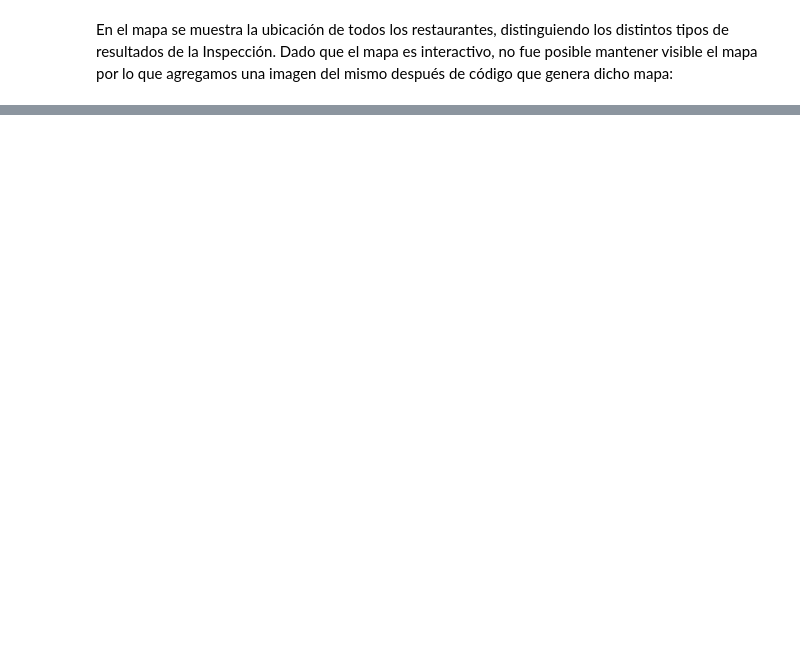
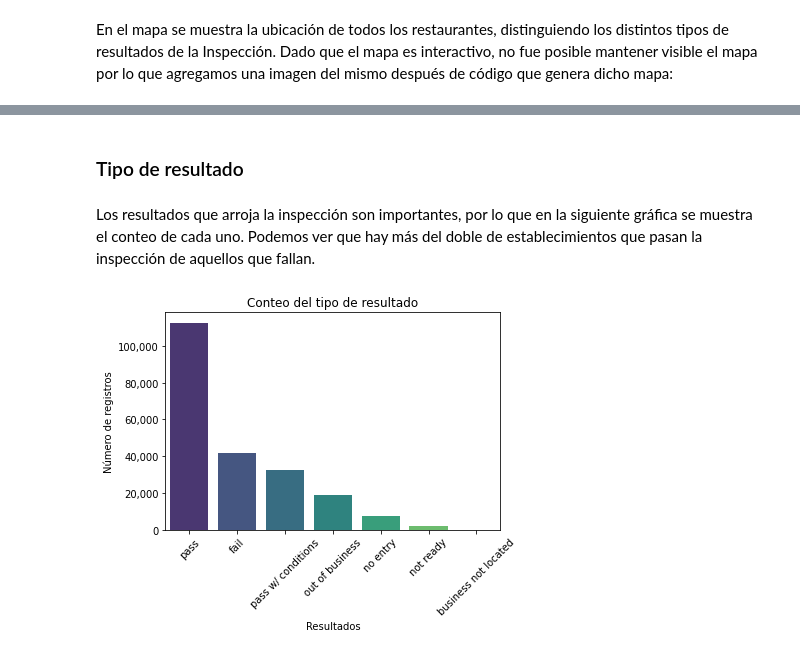
Before and after one commit to DorelyMS/data-product-architecture, a Jupyter notebook: notebooks/eda/Visualizaciones.ipynb, the cells around one changed output, grey strips where cells are left out. Drawn from its saved outputs; the diff is of its cells as text; code cells hidden in the pictures; blank space fills up the shorter version.

Commit message:
Organización y miles en gráficas

```diff
--- a/notebooks/eda/Visualizaciones.ipynb
+++ b/notebooks/eda/Visualizaciones.ipynb
@@ -149,8 +151,9 @@ dic_results = {'pass': 'pass',
                'no entry': 'others',
                'fail': 'fail',
                'not ready': 'others',
-               'pass w/ Conditions': 'pass w/ conditions',
+               'pass w/ conditions': 'pass w/ conditions',
                'business not located': 'others'}
+df['results_des'] = df['results']
 df['results'] = df.results.map(dic_results)
 # %%
 colores = ['red', 'blue', 'green', 'yellow']
@@ -227,2 +186,21 @@ KeyError: (nan, '')
 # %% [markdown]
 <img src="https://dl.dropboxusercontent.com/s/pnqr87267dwdv2b/Mapa.jpeg?dl=0" heigth="500" width="1500">
+# %% [markdown]
+### Tipo de resultado
+# %% [markdown]
+Los resultados que arroja la inspección son importantes, por lo que en la siguiente gráfica se muestra el conteo de cada uno. Podemos ver que hay más del doble de establecimientos que pasan la inspección de aquellos que fallan.
+# %%
+conteo_resultados = sns.countplot(x='results_des',
+                  data=df,
+                  order = df['results_des'].value_counts().index,
+                  palette="viridis")
+plt.title('Conteo del tipo de resultado')
+plt.xlabel('Resultados')
+plt.ylabel('Número de registros')
+fmt = '{x:,.0f}'
+tick = mtick.StrMethodFormatter(fmt)
+conteo_resultados.yaxis.set_major_formatter(tick)
+plt.xticks(rotation=45)
+plt.show()
+# %% [output]
+[figure, added]
```
Also changed, not shown: parts of 17 cells of this notebook.
